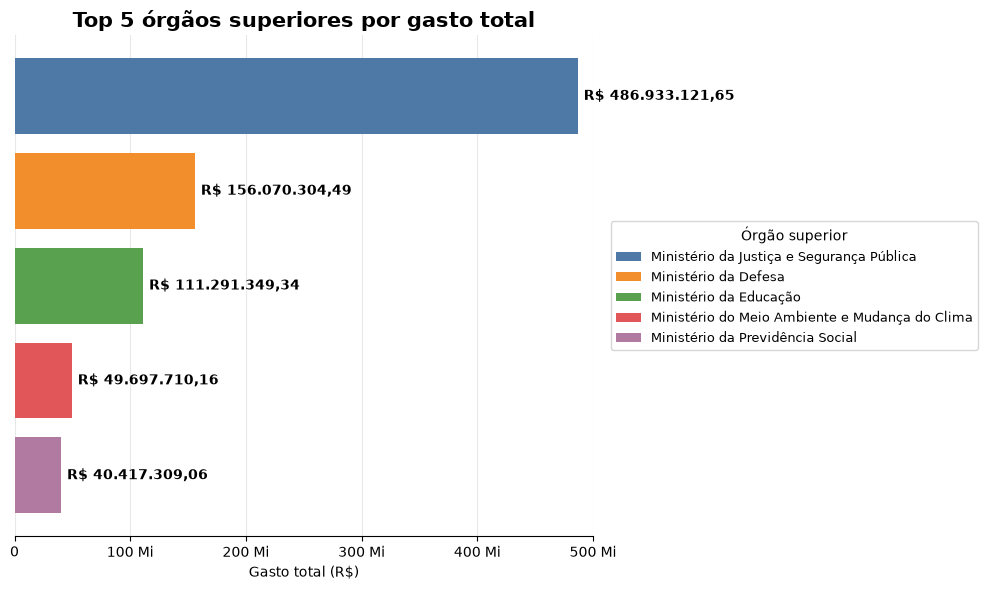
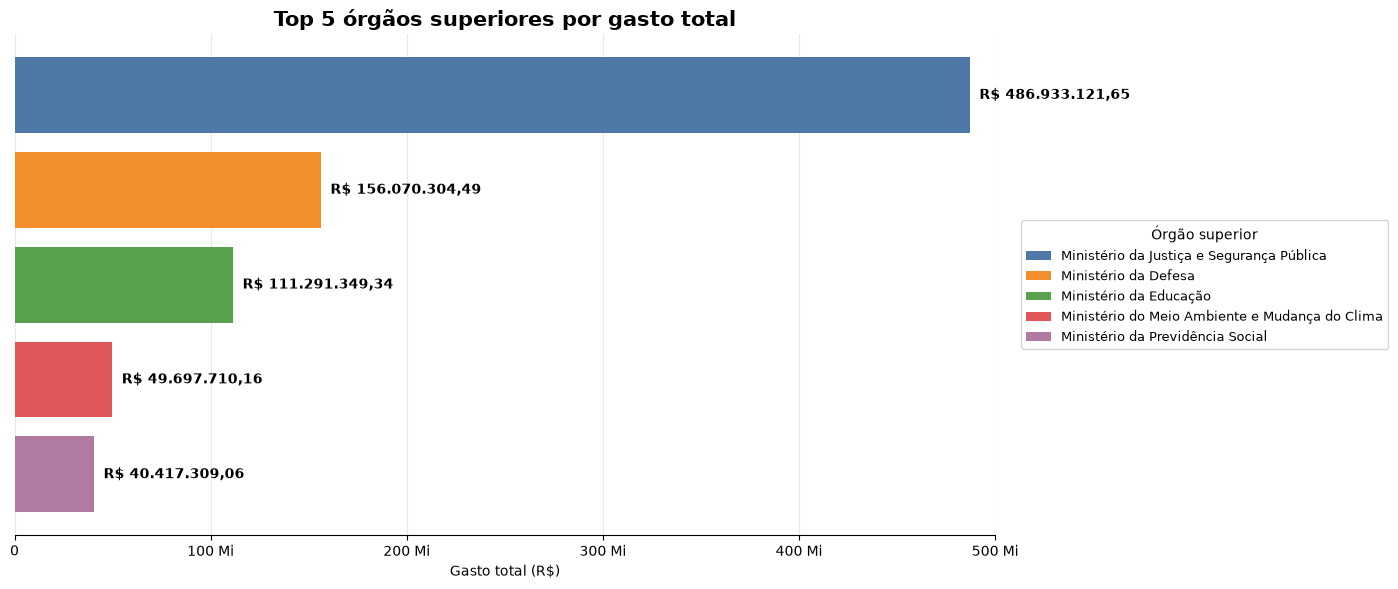
The change to this notebook cell's code, shown as a diff; its figure went from the first image to the second:
--- before
+++ after
@@ -98,3 +98,11 @@
 plt.tight_layout(rect=[0, 0, 0.72, 1])
 
+plt.tight_layout()
+
+plt.savefig(
+    PASTA_GRAFICOS / "01_top5_orgaos_superiores.png",
+    dpi=300,
+    bbox_inches="tight"
+)
+
 plt.show()

Commit: download dos graficos